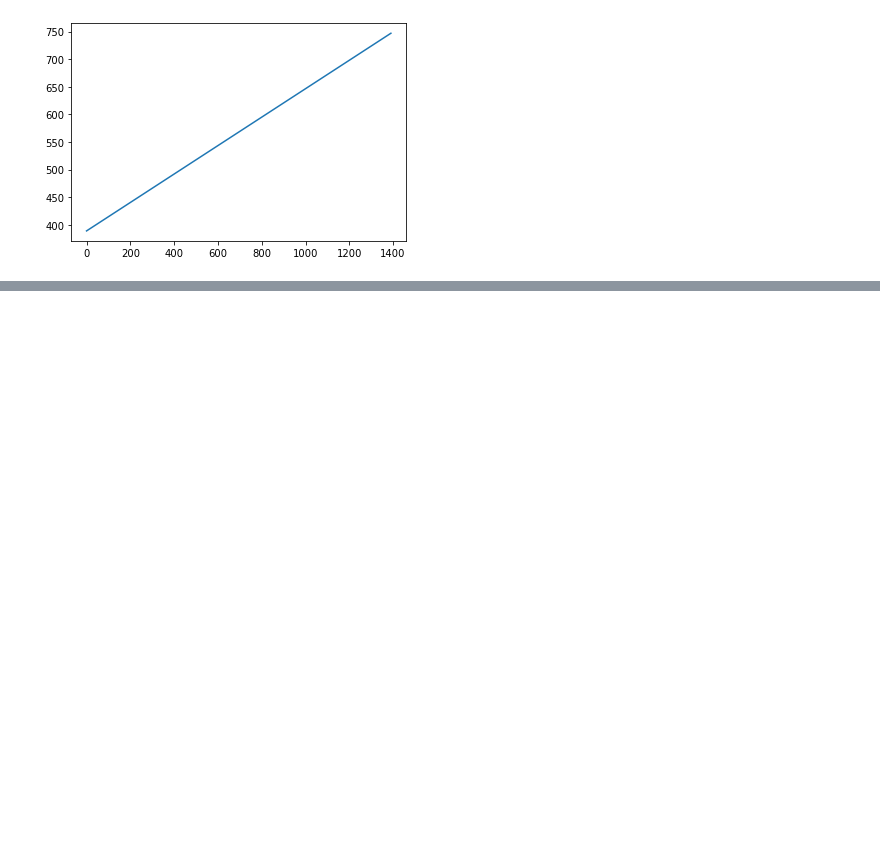
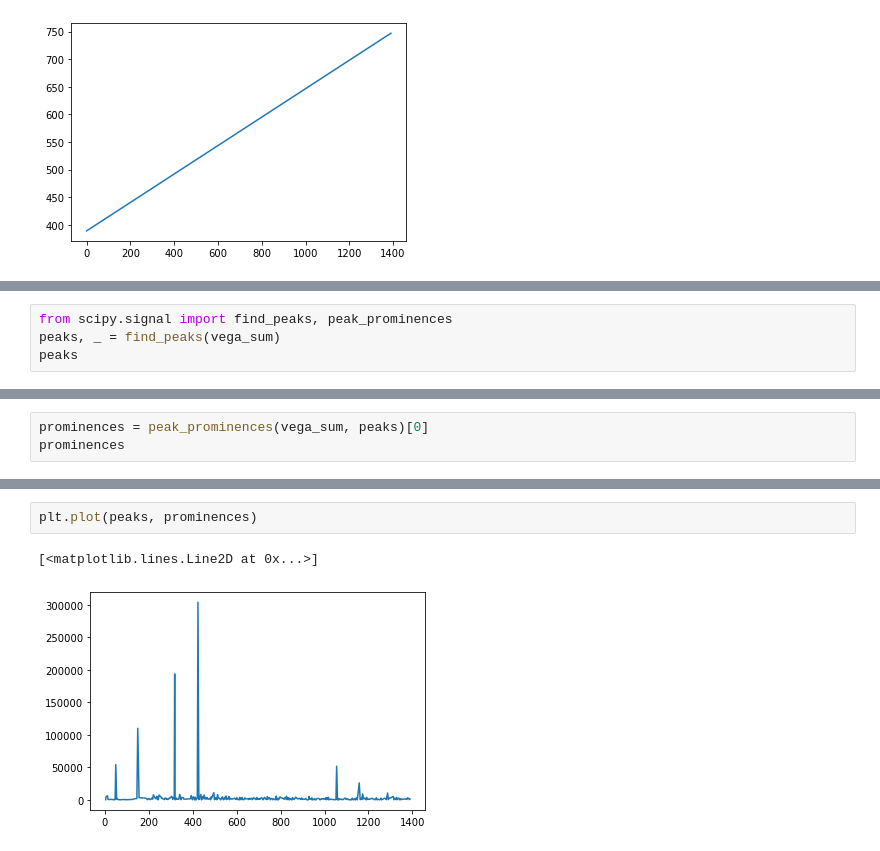
Before and after one commit to Yousousen/solar_physics, a Jupyter notebook: scripts/planckcurven.ipynb, the cells around one changed output, grey strips where cells are left out. Drawn from its saved outputs; the diff is of its cells as text; blank space fills up the shorter version.

```diff
--- a/scripts/planckcurven.ipynb
+++ b/scripts/planckcurven.ipynb
@@ -153,0 +179,4 @@ fit.plot()
+# %%
+from scipy.signal import find_peaks, peak_prominences
+peaks, _ = find_peaks(vega_sum)
+peaks
@@ -153,0 +201,3 @@ fit.plot()
+# %%
+prominences = peak_prominences(vega_sum, peaks)[0]
+prominences
@@ -153,0 +222,5 @@ fit.plot()
+# %%
+plt.plot(peaks, prominences)
+# %% [output]
+[<matplotlib.lines.Line2D at 0x...>]
+[figure, added]
```
Also changed, not shown: parts of 18 cells of this notebook.
